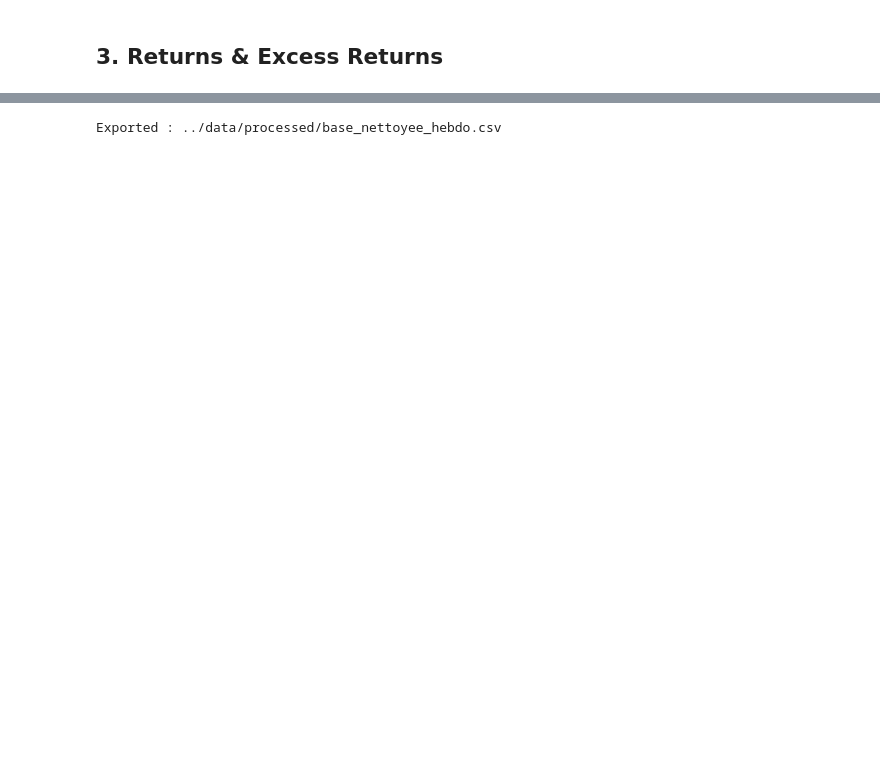
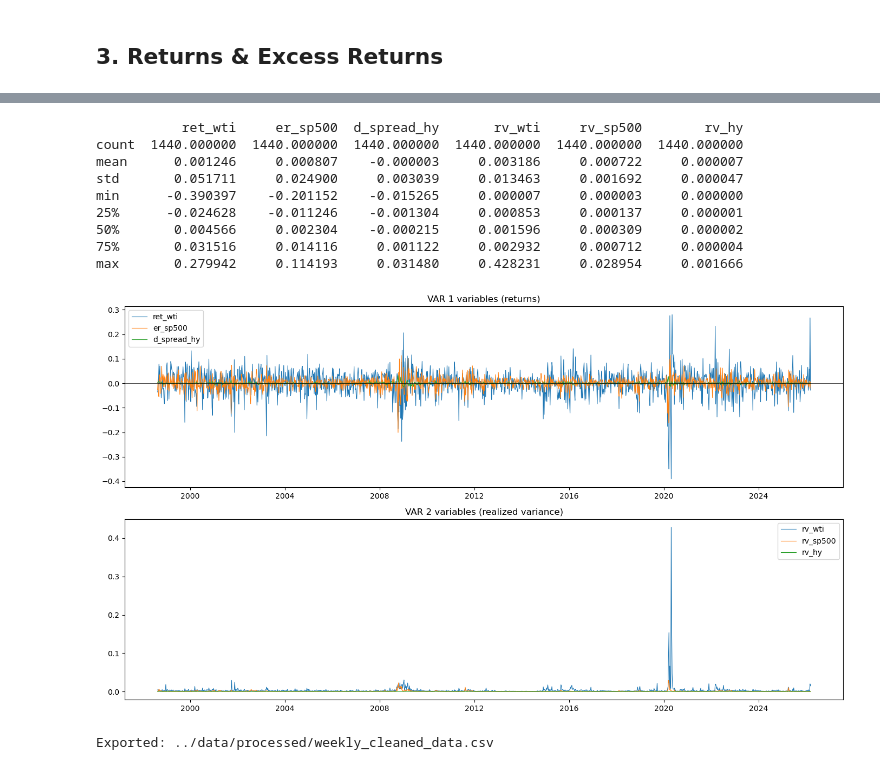
Before and after one commit to yvdri/emf-project-2026, a Jupyter notebook: notebooks/01_data_cleaning.ipynb, the cells around one changed output, grey strips where cells are left out. Saved outputs shown, nothing was run; the diff lists cells and outputs as text; code cells hidden in the pictures; blank space fills up the shorter version.

Commit message:
data cleaning final inshAllah

```diff
--- a/notebooks/01_data_cleaning.ipynb
+++ b/notebooks/01_data_cleaning.ipynb
@@ -104,0 +122,13 @@ df_clean.describe()
+# %%
+# VAR 1 variables
+var1 = pd.concat([ret_wti, er_sp500, d_spread_hy], axis=1).dropna()
+
+# VAR 2 variables: realized variance from daily data
+var2 = pd.concat([rv_wti, rv_sp500, rv_hy], axis=1)
+
+# combine all 6 variables
+df_final = pd.concat([var1, var2], axis=1, sort=False).dropna()
+
+print(f"Period: {df_final.index[0].date()} to {df_final.index[-1].date()}")
+print(f"Observations: {len(df_final)}")
+df_final.head()
@@ -105,5 +145,38 @@ df_clean.describe()
+# %%
+import matplotlib.pyplot as plt
+
+# quick check on the final dataset
+print(df_final.describe().round(6).to_string())
+
+# plot to visually confirm the series look reasonable
+fig, axes = plt.subplots(2, 1, figsize=(14, 8))
+
+for col in ["ret_wti", "er_sp500", "d_spread_hy"]:
+    axes[0].plot(df_final.index, df_final[col], label=col, linewidth=0.8)
+axes[0].axhline(0, color="black", linewidth=0.5)
+axes[0].set_title("VAR 1 variables (returns)")
+axes[0].legend()
+
+for col in ["rv_wti", "rv_sp500", "rv_hy"]:
+    axes[1].plot(df_final.index, df_final[col], label=col, linewidth=0.8)
+axes[1].set_title("VAR 2 variables (realized variance)")
+axes[1].legend()
+
+plt.tight_layout()
+plt.show()
+# %% [output]
+           ret_wti     er_sp500  d_spread_hy       rv_wti     rv_sp500        rv_hy
+count  1440.000000  1440.000000  1440.000000  1440.000000  1440.000000  1440.000000
+mean      0.001246     0.000807    -0.000003     0.003186     0.000722     0.000007
+std       0.051711     0.024900     0.003039     0.013463     0.001692     0.000047
+min      -0.390397    -0.201152    -0.015265     0.000007     0.000003     0.000000
+25%      -0.024628    -0.011246    -0.001304     0.000853     0.000137     0.000001
+50%       0.004566     0.002304    -0.000215     0.001596     0.000309     0.000002
+75%       0.031516     0.014116     0.001122     0.002932     0.000712     0.000004
+max       0.279942     0.114193     0.031480     0.428231     0.028954     0.001666
+[figure, added]
 # %%
-df_clean.to_csv(Path("../data/processed/base_nettoyee_hebdo.csv"))
-print("Exported : ../data/processed/base_nettoyee_hebdo.csv")
+df_final.to_csv(Path("../data/processed/weekly_cleaned_data.csv"))
+print("Exported: ../data/processed/weekly_cleaned_data.csv")
 # %% [output]
-Exported : ../data/processed/base_nettoyee_hebdo.csv
+Exported: ../data/processed/weekly_cleaned_data.csv
```
Also changed, not shown: parts of 12 cells of this notebook, 4 other files.
